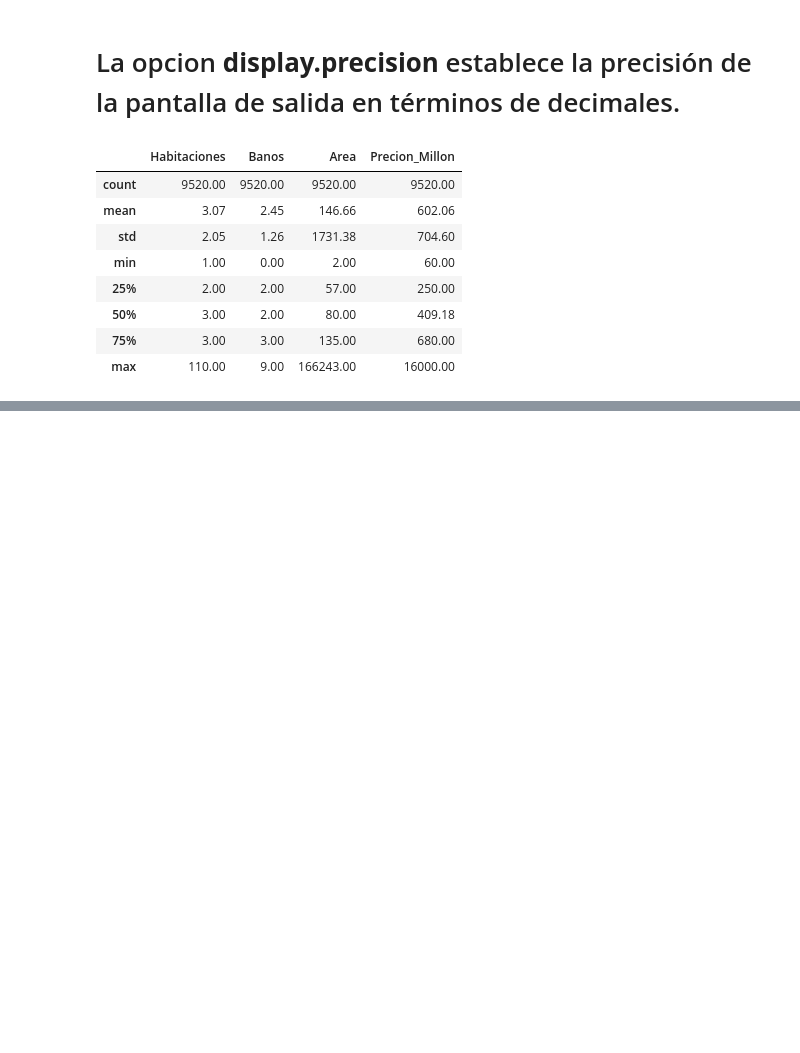
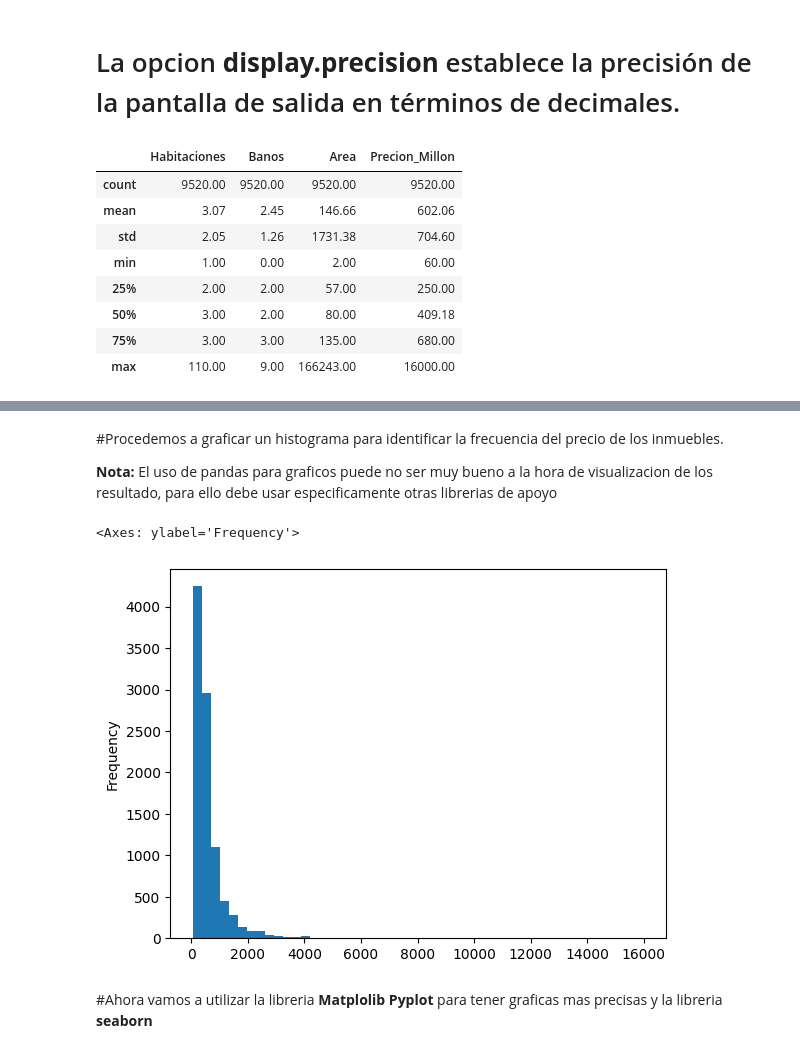
Before and after one commit to afajardol/Inmersion_Datos_Python, a Jupyter notebook: INMERSION_DATOS_AULA_1.ipynb, the cells around one changed output, grey strips where cells are left out. Cells and saved outputs as stored; diff of their text form; code cells hidden in the pictures; blank space fills up the shorter version.

```diff
--- a/INMERSION_DATOS_AULA_1.ipynb
+++ b/INMERSION_DATOS_AULA_1.ipynb
@@ -11,9 +13,9 @@ Bienvenido a nuestro primer encuentro de inmersión de datos.
 # %%
 import pandas as pd
 
-##inmuebles = pd.read_csv('/content/drive/MyDrive/inmersion_datos/inmuebles_bogota.csv') -- Acceder a un archivo que se encuentra en nuestro Google Drive
-url = 'https://raw.githubusercontent.com/afajardol/Inmersion_Datos_Python/main/inmuebles_bogota.csv' #Cargar informacion de archivo a usar desde GITHUB
-inmuebles = pd.read_csv(url)
+inmuebles = pd.read_csv('/content/drive/MyDrive/inmersion_datos/inmuebles_bogota.csv') #-- Acceder a un archivo que se encuentra en nuestro Google Drive
+#url = 'https://raw.githubusercontent.com/afajardol/Inmersion_Datos_Python/main/inmuebles_bogota.csv' #Cargar informacion de archivo a usar desde GITHUB
+#inmuebles = pd.read_csv(url)
 inmuebles.head()
 # %% [output]
 |  | Tipo | Descripcion | Habitaciones | Baños | Área | Barrio | UPZ | Valor |
@@ -519,0 +527,11 @@ inmuebles.describe()
+# %% [markdown]
+#Procedemos a graficar un histograma para identificar la frecuencia del precio de los inmuebles.
+
+**Nota:** El uso de pandas para graficos puede no ser muy bueno a la hora de visualizacion de los resultado, para ello debe usar especificamente otras librerias de apoyo
+# %%
+inmuebles.Precion_Millon.plot.hist(bins=50)
+# %% [output]
+<Axes: ylabel='Frequency'>
+[figure, added]
+# %% [markdown]
+#Ahora vamos a utilizar la libreria **Matplolib Pyplot** para tener graficas mas precisas y la libreria **seaborn**
```
Also changed, not shown: parts of 18 cells of this notebook.
